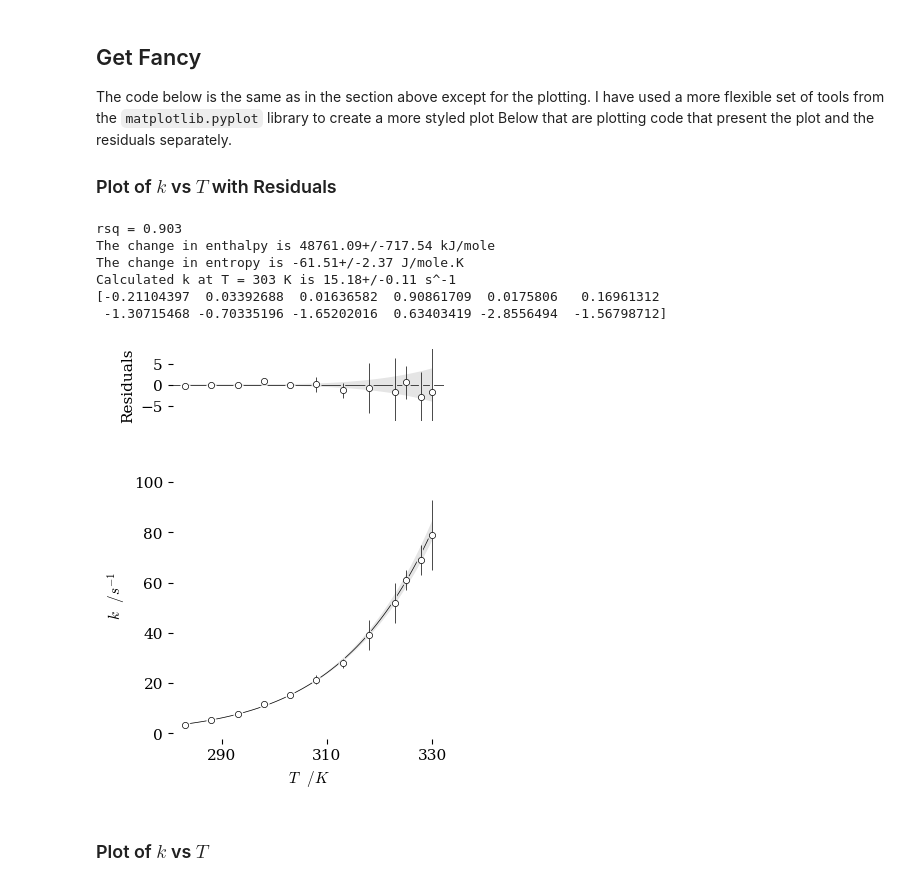
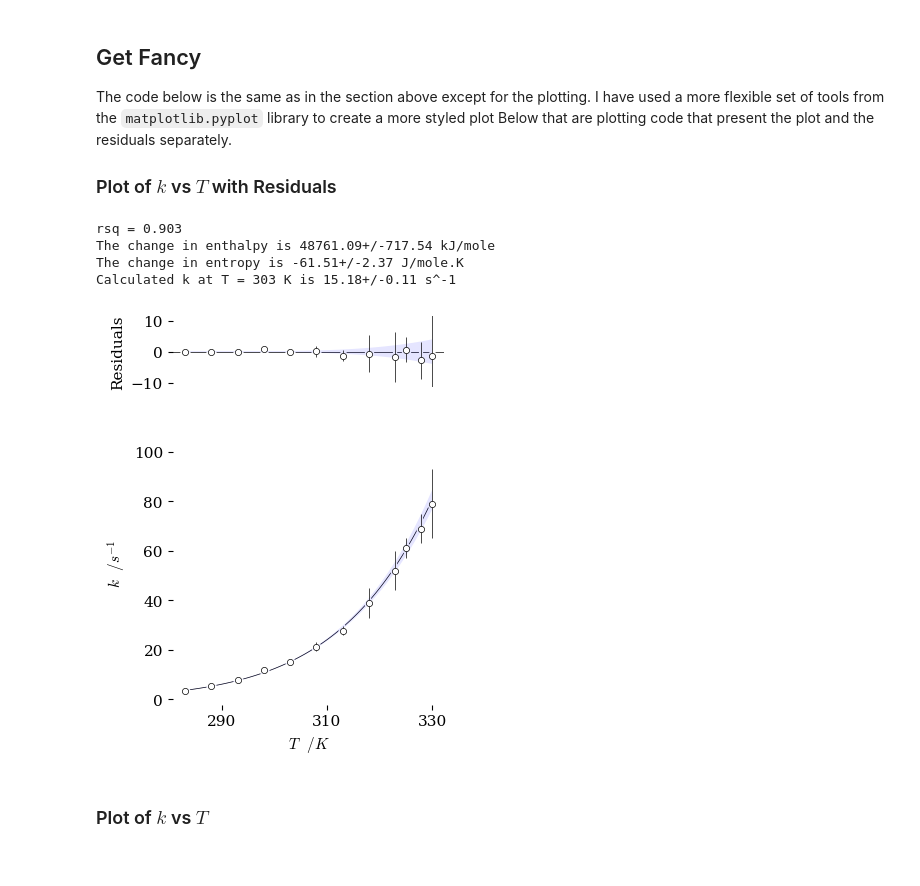
Before and after one commit to blinkletter/PythonPresentation, a Jupyter notebook: 03D-Eyring_Exercises_4_pandas.ipynb, the cells around one changed output. Cells and saved outputs as stored; diff of their text form; code cells hidden in the pictures.

```diff
--- a/03D-Eyring_Exercises_4_pandas.ipynb
+++ b/03D-Eyring_Exercises_4_pandas.ipynb
@@ -508,7 +508,9 @@ def eyring_u(T, dH, dS):     # same function as above but uses uncertainty
 ######################
 ### Use curve_fit function
 ######################
-popt, pcov = curve_fit(eyring, x, y, sigma = y_err)  # use exp error
+popt, pcov = curve_fit(eyring, x, y,
+                       sigma = y_err,  # use exp error
+                      )
 
 ### Create new ufloat objects from returned parameres and covariance matrix
 (dH, dS) = un.correlated_values(popt, pcov)
@@ -580,7 +582,7 @@ fit_dn = unp.nominal_values(best_fit_y) - unp.std_devs(best_fit_y) * sigma
 
 # make filled band
 ax[1].fill_between(x_0, fit_up, fit_dn,
-                   facecolor="black", alpha=0.1, zorder = 2,
+                   facecolor="blue", alpha=0.1, zorder = 2,
                    linewidth=0, label="confidence interval")
 
 # Add error bars
@@ -603,51 +605,60 @@ ax[1].set_xticks([290,310,330])
 
 residuals = y - eyring(x, dH.n, dS.n)  # difference between data and line-fit
 resfitrange = np.max(abs(residuals))
-print(residuals)
+
 ax[0].set(
 #          title = Title,
           ylabel=r"Residuals",
           xlabel=r"",
 #          xlim=[0, np.max(x) + np.max(x) * 0.1],
-#          ylim=[-7,7]
-          ylim=[-3*resfitrange,3*resfitrange]
+#          ylim=[-7,7],
+          ylim=[-4*resfitrange,4*resfitrange]
        )
 ### White background Graphics
-ax[0].scatter(x, residuals, marker = "o", s = 40, color = "white", zorder = 1)
-ax[0].errorbar(x, residuals, yerr=y_err*sigma, xerr=None, fmt="None",
-               ecolor="white", elinewidth=3, zorder=1)
+ax[0].scatter(x, residuals, marker = "o",
+              s = 40, color = "white", zorder = 1
+              )
+ax[0].errorbar(x, residuals,
+               yerr=y_err*sigma,
+               xerr=None, fmt="None",
+               ecolor="white", elinewidth=3,
+               zorder=1
+               )
 ### Data graphics
 ax[0].scatter(x, residuals, marker = "o", s = 20,
               color = "white", edgecolors = "black",
-              linewidths=0.5, zorder = 3)
-ax[0].errorbar(x, residuals, yerr=y_err*sigma, xerr=None, fmt="None",
+              linewidths=0.5, zorder = 3
+              )
+ax[0].errorbar(x, residuals,
+               yerr=y_err*sigma,
+               xerr=None, fmt="None",
                ecolor="black", elinewidth=0.5, dash_capstyle="projecting",
              #  capsize=2, capthick=0.5,
-               zorder=2)
+               zorder=2
+               )
 
 # make filled band
 ax[0].fill_between(x_0, unp.std_devs(best_fit_y) * sigma,
                    -unp.std_devs(best_fit_y) * sigma,
-                   facecolor="black", alpha=0.1, zorder = 1,
-                   linewidth = 0, label="confidence interval")
+                   facecolor="blue", alpha=0.1, zorder = 1,
+                   linewidth = 0, label="confidence interval"
+                   )
 
 ### Other elements
 ax[0].axhline(0, color='black', linewidth=0.5, zorder = 0)
 ax[0].set_xticks([])
 
 ### Output plot
 plt.tight_layout(pad=2, h_pad=None, w_pad=None, rect=None)
 
 plt.savefig("plots/3D-07.pdf")
 plt.show()
 # %% [output]
 rsq = 0.903
 The change in enthalpy is 48761.09+/-717.54 kJ/mole
 The change in entropy is -61.51+/-2.37 J/mole.K
 Calculated k at T = 303 K is 15.18+/-0.11 s^-1
-[-0.21104397  0.03392688  0.01636582  0.90861709  0.0175806   0.16961312
- -1.30715468 -0.70335196 -1.65202016  0.63403419 -2.8556494  -1.56798712]
-[figure, old version]
+[figure, new version]
 # %% [markdown]
 ### Plot of $k$ vs $T$
 # %%
```
Also changed, not shown: parts of 2 cells of this notebook, 3 other files.
